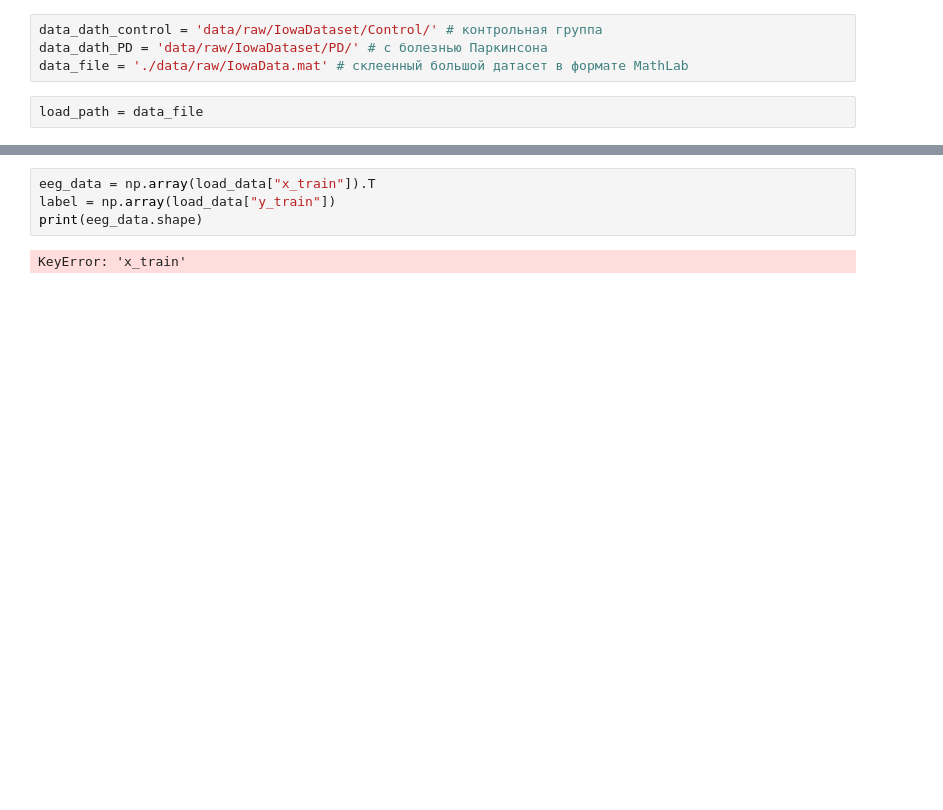
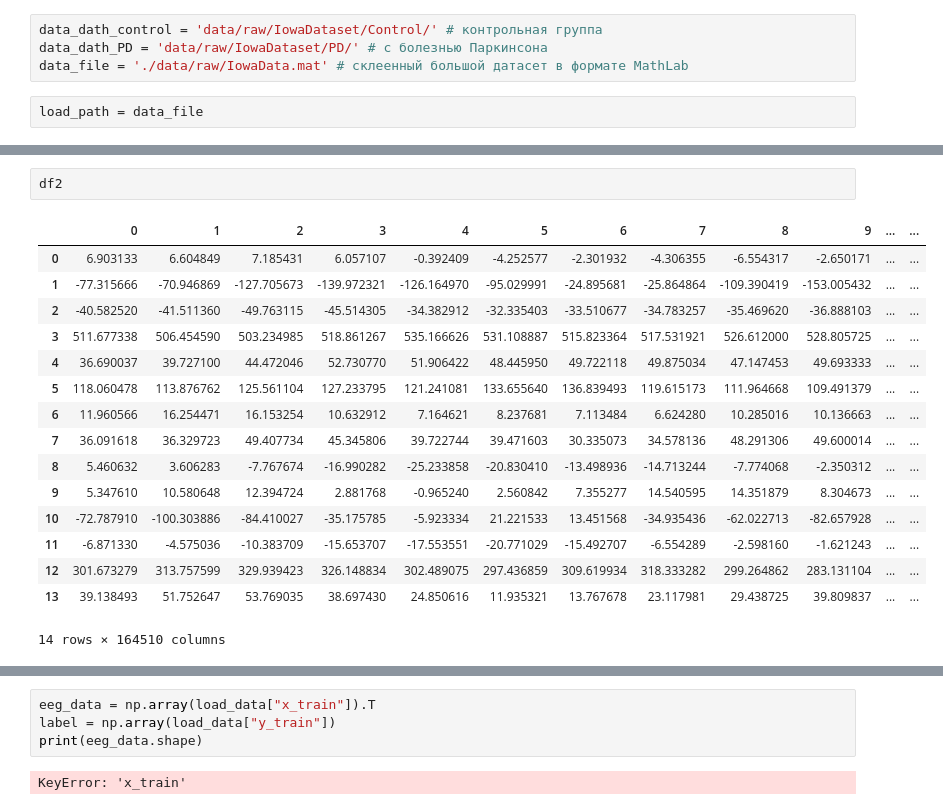
Before and after one commit to VakhromeevaKate/parkinson-disease-eeg, a Jupyter notebook: ParkinsonEEG_Iowa.ipynb, the cells around one changed output, grey strips where cells are left out. Saved outputs shown, nothing was run; the diff lists cells and outputs as text; blank space fills up the shorter version.

```diff
--- a/ParkinsonEEG_Iowa.ipynb
+++ b/ParkinsonEEG_Iowa.ipynb
@@ -82,0 +87,19 @@ print(load_data['__globals__'])
+# %%
+df2
+# %% [output]
+|  | 0 | 1 | 2 | 3 | 4 | 5 | 6 | 7 | 8 | 9 | ... | ... |
+| 0 | 6.903133 | 6.604849 | 7.185431 | 6.057107 | -0.392409 | -4.252577 | -2.301932 | -4.306355 | -6.554317 | -2.650171 | ... | ... |
+| 1 | -77.315666 | -70.946869 | -127.705673 | -139.972321 | -126.164970 | -95.029991 | -24.895681 | -25.864864 | -109.390419 | -153.005432 | ... | ... |
+| 2 | -40.582520 | -41.511360 | -49.763115 | -45.514305 | -34.382912 | -32.335403 | -33.510677 | -34.783257 | -35.469620 | -36.888103 | ... | ... |
+| 3 | 511.677338 | 506.454590 | 503.234985 | 518.861267 | 535.166626 | 531.108887 | 515.823364 | 517.531921 | 526.612000 | 528.805725 | ... | ... |
+| 4 | 36.690037 | 39.727100 | 44.472046 | 52.730770 | 51.906422 | 48.445950 | 49.722118 | 49.875034 | 47.147453 | 49.693333 | ... | ... |
+| 5 | 118.060478 | 113.876762 | 125.561104 | 127.233795 | 121.241081 | 133.655640 | 136.839493 | 119.615173 | 111.964668 | 109.491379 | ... | ... |
+| 6 | 11.960566 | 16.254471 | 16.153254 | 10.632912 | 7.164621 | 8.237681 | 7.113484 | 6.624280 | 10.285016 | 10.136663 | ... | ... |
+| 7 | 36.091618 | 36.329723 | 49.407734 | 45.345806 | 39.722744 | 39.471603 | 30.335073 | 34.578136 | 48.291306 | 49.600014 | ... | ... |
+| 8 | 5.460632 | 3.606283 | -7.767674 | -16.990282 | -25.233858 | -20.830410 | -13.498936 | -14.713244 | -7.774068 | -2.350312 | ... | ... |
+| 9 | 5.347610 | 10.580648 | 12.394724 | 2.881768 | -0.965240 | 2.560842 | 7.355277 | 14.540595 | 14.351879 | 8.304673 | ... | ... |
+| 10 | -72.787910 | -100.303886 | -84.410027 | -35.175785 | -5.923334 | 21.221533 | 13.451568 | -34.935436 | -62.022713 | -82.657928 | ... | ... |
+| 11 | -6.871330 | -4.575036 | -10.383709 | -15.653707 | -17.553551 | -20.771029 | -15.492707 | -6.554289 | -2.598160 | -1.621243 | ... | ... |
+| 12 | 301.673279 | 313.757599 | 329.939423 | 326.148834 | 302.489075 | 297.436859 | 309.619934 | 318.333282 | 299.264862 | 283.131104 | ... | ... |
+| 13 | 39.138493 | 51.752647 | 53.769035 | 38.697430 | 24.850616 | 11.935321 | 13.767678 | 23.117981 | 29.438725 | 39.809837 | ... | ... |
+14 rows × 164510 columns
```
Also changed, not shown: parts of 8 cells of this notebook, 2 other files.
